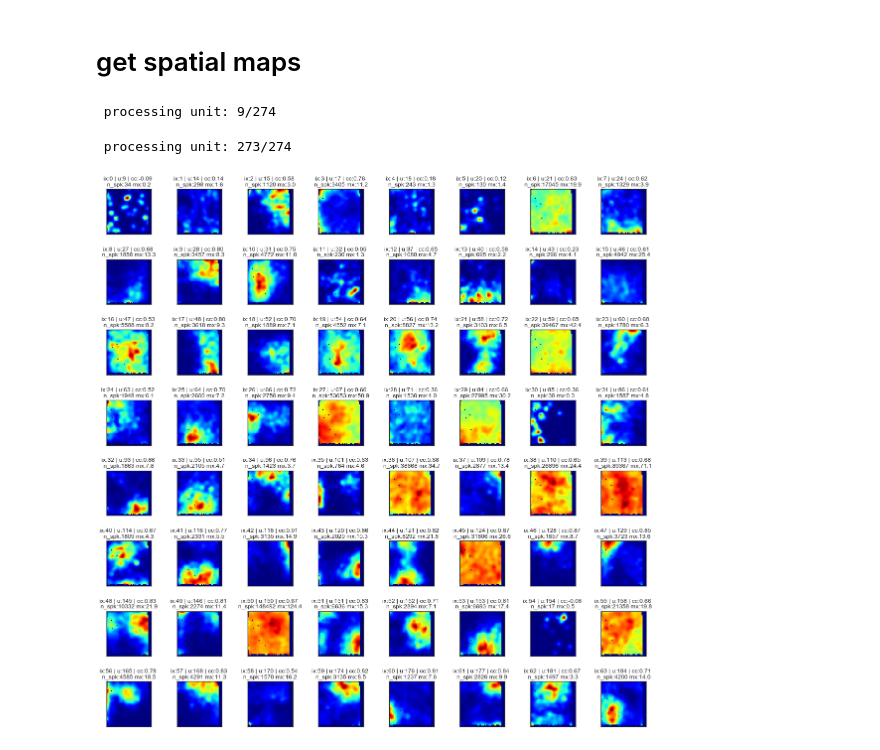
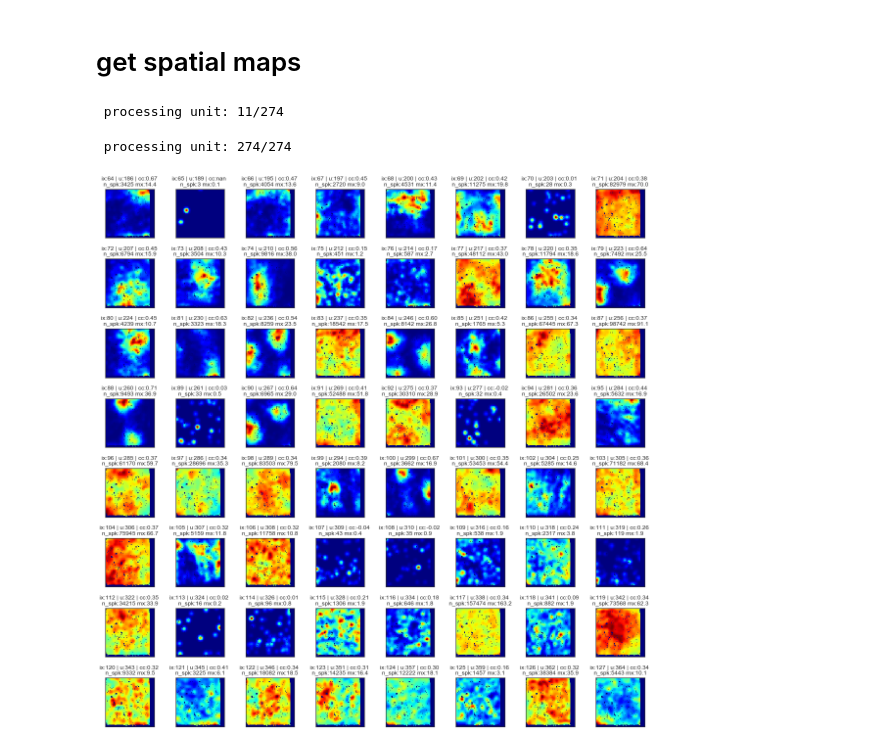
Before and after one commit to yves-weissenberger/ll_ephys, a Jupyter notebook: ephys_notebooks/spatial_firing_retreat.ipynb, the cells around one changed output. Cells and saved outputs as stored; diff of their text form; code cells hidden in the pictures.

```diff
--- a/ephys_notebooks/spatial_firing_retreat.ipynb
+++ b/ephys_notebooks/spatial_firing_retreat.ipynb
@@ -77,32 +81,32 @@ Text(0.5, 0, 'Correlation coeffient between firing rate maps \ncomputed from dat
 # get spatial maps
 # %%
 all_resp_arr = get_spatial_firing_rate_maps(position,speed,spkC,spkT,single_units,
-                                            SMOOTHING_FACTOR=2,SPEED_THRESH=1)
+                                            SMOOTHING_FACTOR=2.5,SPEED_THRESH=1)
 # %% [output]
- processing unit: 9/274
+ processing unit: 11/274
- processing unit: 273/274
+ processing unit: 274/274
 # %%
 
 #plot spatial responses of 64 cells at a time. Change n64 to other ints to view the next 'n64' ones
 plt.figure(figsize=(16,16))
 kk = 1
 
-n64 = 0
+n64 = 1
 for ix in range(n64*64,(n64+1)*64):
     try:
         unit_nr,resp_map,tot,mx = all_resp_arr[ix]
         plt.subplot(8,8,kk)
         #ix is cell unit index, u is which number in spkC it is, cc is spatial stability from get_split_half_correlations()
         #nspk is number of spikes fired during open field and mx is peak firing rate (in Hz) in the spatial rate-map
         plt.title('ix:{} | u:{} | cc:{:.2f} \nn_spk:{} mx:{}'.format(ix,unit_nr,ccs[ix],tot,np.round(mx,decimals=1)),fontsize=12)
 
         plt.imshow(resp_map,cmap='jet',interpolation='None')
         plt.xticks([])
         plt.yticks([])
 
         kk += 1
     except (ValueError,IndexError):
         break
 plt.tight_layout()
 # %% [output]
-[figure, old version]
+[figure, new version]
```
Also changed, not shown: parts of 6 cells of this notebook, 9 other files.
